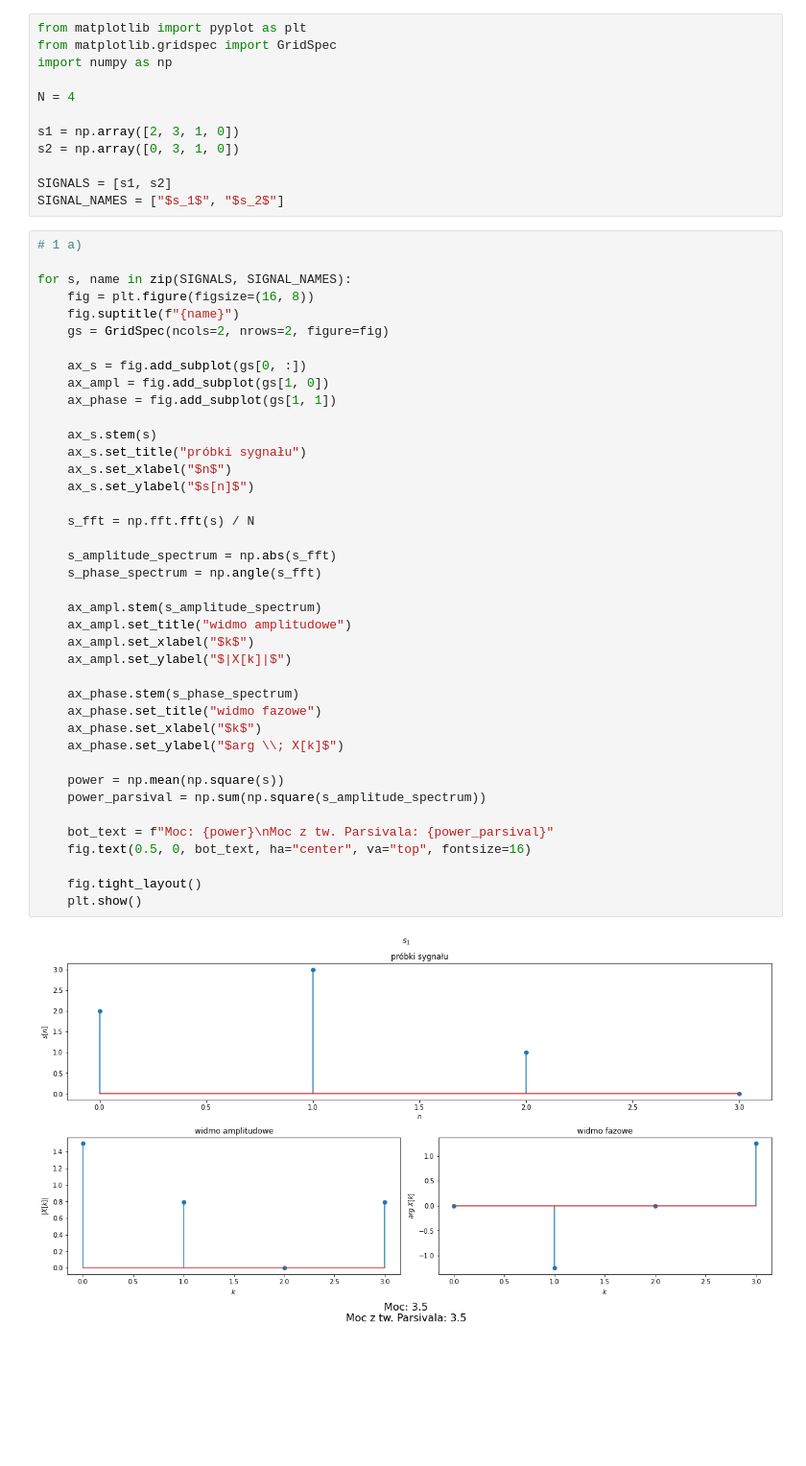
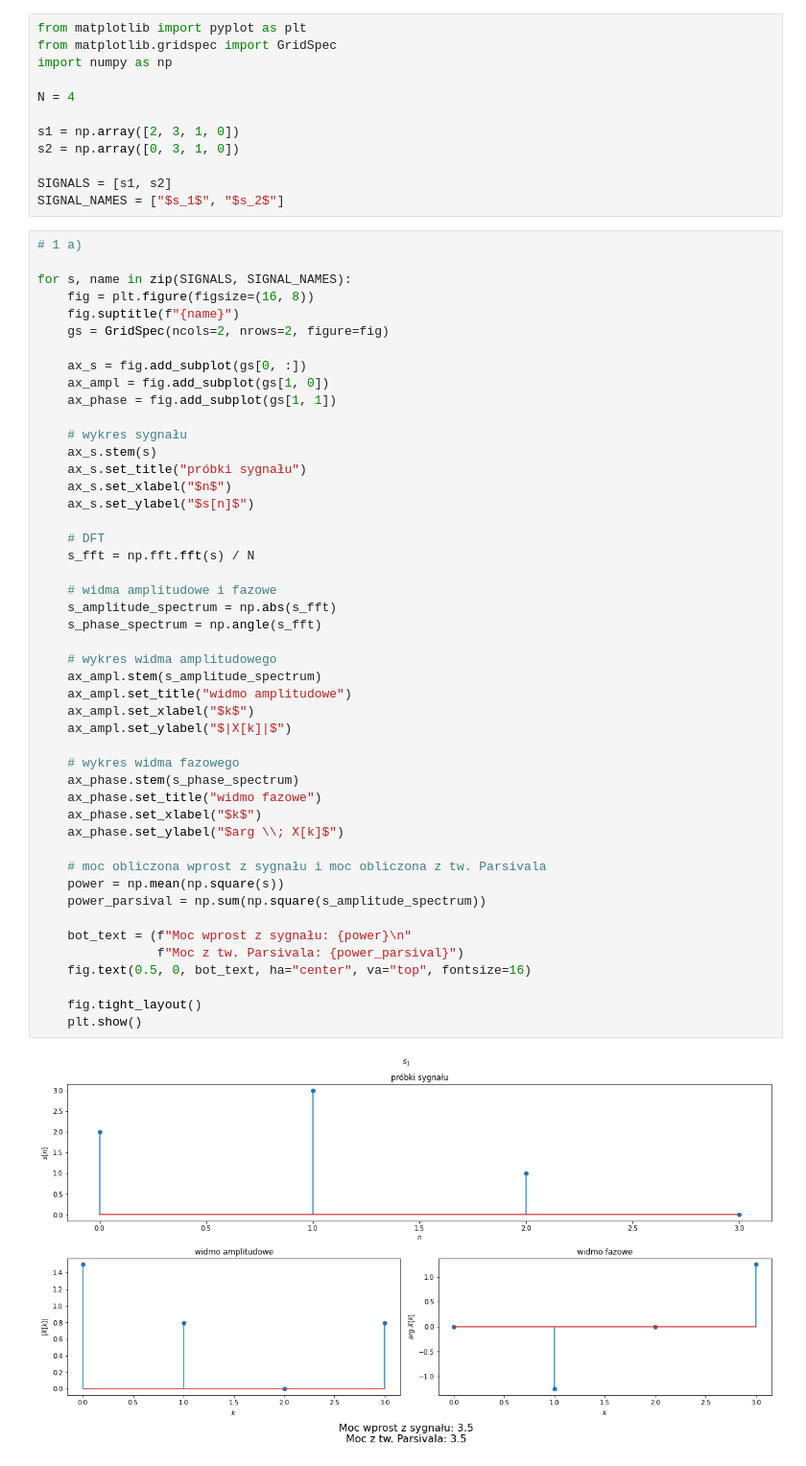
Before and after one commit to jostrzol/wmm, a Jupyter notebook: lab01/1.ipynb, the cells around one changed output. Shown at 96% size. Drawn from its saved outputs; the diff is of its cells as text; blank space fills up the shorter version.

```diff
--- a/lab01/1.ipynb
+++ b/lab01/1.ipynb
@@ -26,33 +32,40 @@ for s, name in zip(SIGNALS, SIGNAL_NAMES):
     ax_ampl = fig.add_subplot(gs[1, 0])
     ax_phase = fig.add_subplot(gs[1, 1])
 
+    # wykres sygnału
     ax_s.stem(s)
     ax_s.set_title("próbki sygnału")
     ax_s.set_xlabel("$n$")
     ax_s.set_ylabel("$s[n]$")
 
+    # DFT
     s_fft = np.fft.fft(s) / N
 
+    # widma amplitudowe i fazowe
     s_amplitude_spectrum = np.abs(s_fft)
     s_phase_spectrum = np.angle(s_fft)
 
+    # wykres widma amplitudowego
     ax_ampl.stem(s_amplitude_spectrum)
     ax_ampl.set_title("widmo amplitudowe")
     ax_ampl.set_xlabel("$k$")
     ax_ampl.set_ylabel("$|X[k]|$")
 
+    # wykres widma fazowego
     ax_phase.stem(s_phase_spectrum)
     ax_phase.set_title("widmo fazowe")
     ax_phase.set_xlabel("$k$")
     ax_phase.set_ylabel("$arg \\; X[k]$")
 
+    # moc obliczona wprost z sygnału i moc obliczona z tw. Parsivala
     power = np.mean(np.square(s))
     power_parsival = np.sum(np.square(s_amplitude_spectrum))
 
-    bot_text = f"Moc: {power}\nMoc z tw. Parsivala: {power_parsival}"
+    bot_text = (f"Moc wprost z sygnału: {power}\n"
+                f"Moc z tw. Parsivala: {power_parsival}")
     fig.text(0.5, 0, bot_text, ha="center", va="top", fontsize=16)
 
     fig.tight_layout()
     plt.show()
 # %% [output]
-[figure, old version]
+[figure, new version]
```
Also changed, not shown: parts of 4 cells of this notebook, 3 other files.
